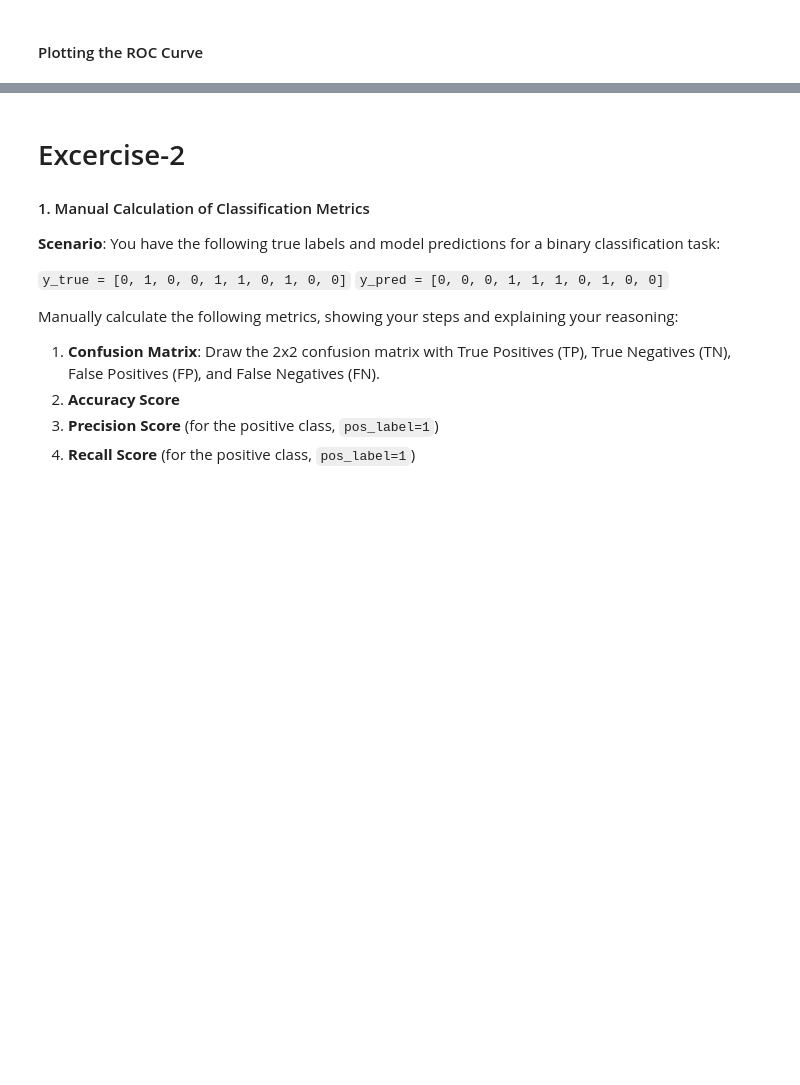
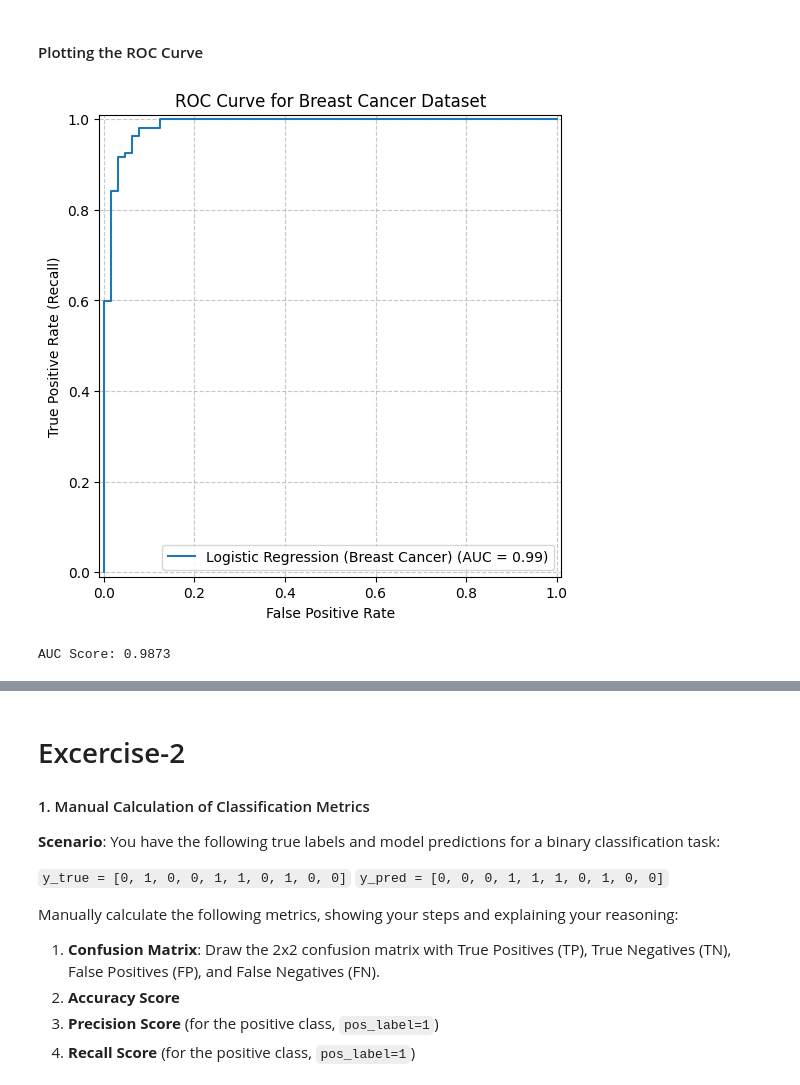
Before and after one commit to Kartikiscalm/IML-LAB-, a Jupyter notebook: Lab6_Evaluation_CrossValidation.ipynb, the cells around one changed output, grey strips where cells are left out. Saved outputs shown, nothing was run; the diff lists cells and outputs as text; code cells hidden in the pictures; blank space fills up the shorter version.

```diff
--- a/Lab6_Evaluation_CrossValidation.ipynb
+++ b/Lab6_Evaluation_CrossValidation.ipynb
@@ -195,22 +246,27 @@ plt.show()
 # %%
 from sklearn.metrics import RocCurveDisplay
 
 # Plot the ROC curve
 plt.figure(figsize=(7, 6))
 ax = plt.gca()
+
 roc_display = RocCurveDisplay.from_predictions(
-    ____________,
+    y_test_general,
     y_pred_proba_general,
     name='Logistic Regression (Breast Cancer)',
     ax=ax
 )
+
 plt.title('ROC Curve for Breast Cancer Dataset')
 plt.xlabel('False Positive Rate')
 plt.ylabel('True Positive Rate (Recall)')
 plt.grid(True, linestyle='--', alpha=0.7)
 plt.show()
 
 print(f"AUC Score: {roc_display.roc_auc:.4f}")
+# %% [output]
+[figure, added]
+AUC Score: 0.9873
 # %% [markdown]
 ### EXERCISE-1: Mathematical Cross-Validation Problem
 
```
Also changed, not shown: parts of 15 cells of this notebook.
